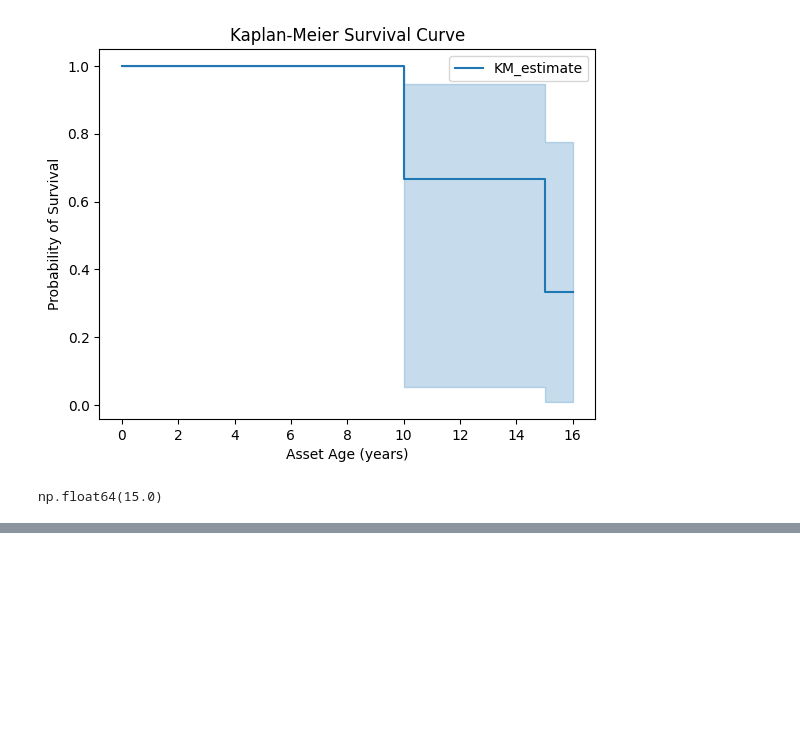
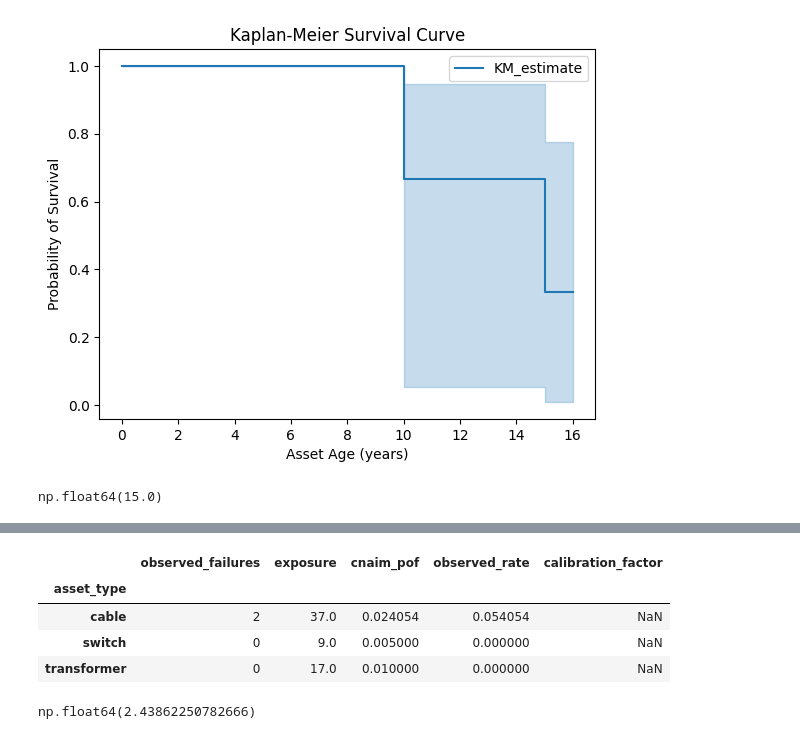
Before and after one commit to 10003399/cnaim-pof-validation, a Jupyter notebook: notebook/01_phase1.ipynb, the cells around one changed output, grey strips where cells are left out. Saved outputs shown, nothing was run; the diff lists cells and outputs as text; code cells hidden in the pictures; blank space fills up the shorter version.

```diff
--- a/notebook/01_phase1.ipynb
+++ b/notebook/01_phase1.ipynb
@@ -346,0 +403,27 @@ np.float64(15.0)
+# %%
+calib["calibration_factor"] = (
+    calib["observed_rate"] /
+    calib["cnaim_pof"]
+)
+
+calib.loc[
+    calib["observed_failures"] < 3,
+    "calibration_factor"
+] = None
+
+calib
+# %% [output]
+|  | observed_failures | exposure | cnaim_pof | observed_rate | calibration_factor |
+| asset_type |  |  |  |  |  |
+| cable | 2 | 37.0 | 0.024054 | 0.054054 | NaN |
+| switch | 0 | 9.0 | 0.005000 | 0.000000 | NaN |
+| transformer | 0 | 17.0 | 0.010000 | 0.000000 | NaN |
+# %%
+global_factor = (
+    calib["observed_failures"].sum() /
+    calib["exposure"].sum()
+) / calib["cnaim_pof"].mean()
+
+global_factor
+# %% [output]
+np.float64(2.43862250782666)
```
Also changed, not shown: parts of 5 cells of this notebook.
